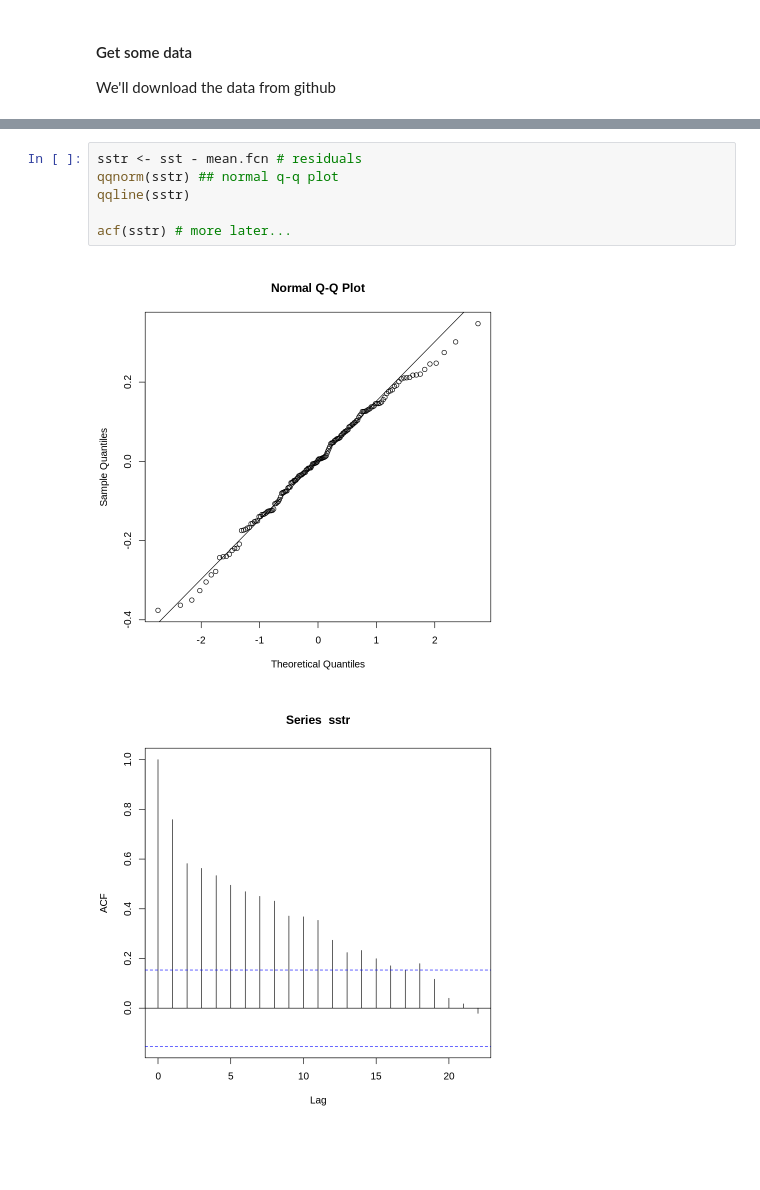
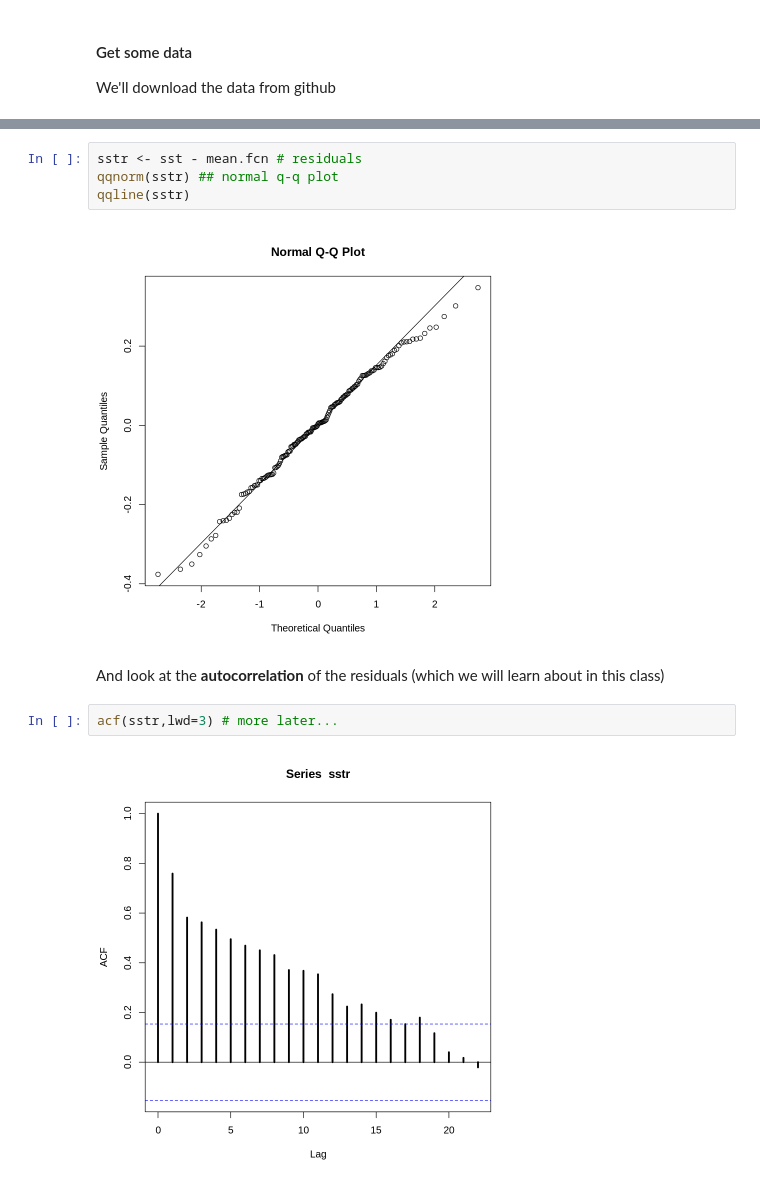
Before and after one commit to stephenbeckr/time-series-class, a Jupyter notebook: Code/R_tutorial.ipynb, the cells around one changed output, grey strips where cells are left out. Saved outputs shown, nothing was run; the diff lists cells and outputs as text; blank space fills up the shorter version.

```diff
--- a/Code/R_tutorial.ipynb
+++ b/Code/R_tutorial.ipynb
@@ -457,8 +586,11 @@ null device
 sstr <- sst - mean.fcn # residuals
 qqnorm(sstr) ## normal q-q plot
 qqline(sstr)
-
-acf(sstr) # more later...
 # %% [output]
 [figure]
-[figure, removed]
+# %% [markdown]
+And look at the **autocorrelation** of the residuals (which we will learn about in this class)
+# %%
+acf(sstr,lwd=3) # more later...
+# %% [output]
+[figure, added]
```
Also changed, not shown: parts of 48 cells of this notebook.
